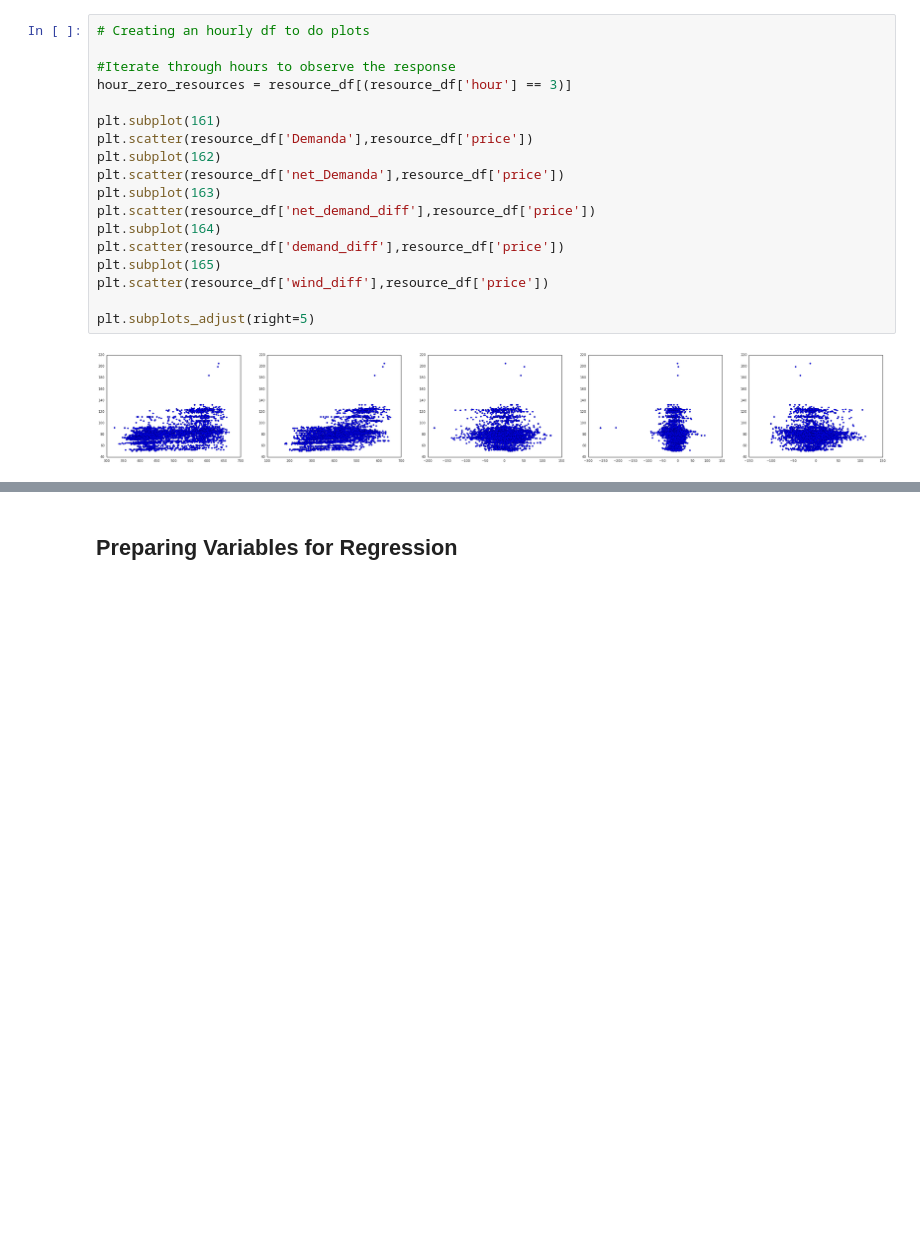
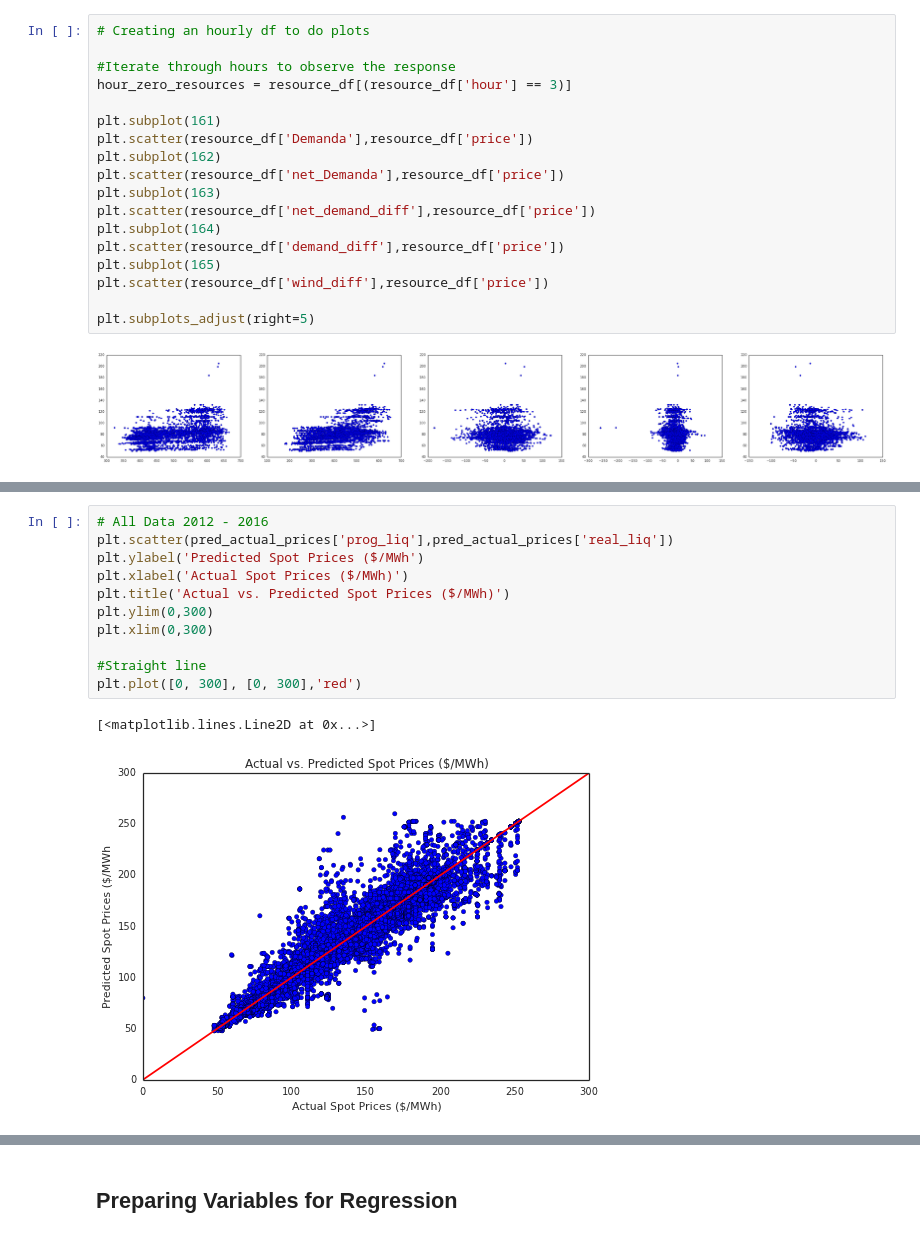
Before and after one commit to diegoleonbarido/flexbox-data-dump-analysis, a Jupyter notebook: ipynb/System_Level.ipynb, the cells around one changed output, grey strips where cells are left out. Cells and saved outputs as stored; diff of their text form; blank space fills up the shorter version.

```diff
--- a/ipynb/System_Level.ipynb
+++ b/ipynb/System_Level.ipynb
@@ -835,0 +901,14 @@ plt.subplots_adjust(right=5)
+# %%
+# All Data 2012 - 2016
+plt.scatter(pred_actual_prices['prog_liq'],pred_actual_prices['real_liq'])
+plt.ylabel('Predicted Spot Prices ($/MWh')
+plt.xlabel('Actual Spot Prices ($/MWh)')
+plt.title('Actual vs. Predicted Spot Prices ($/MWh)')
+plt.ylim(0,300)
+plt.xlim(0,300)
+
+#Straight line
+plt.plot([0, 300], [0, 300],'red')
+# %% [output]
+[<matplotlib.lines.Line2D at 0x...>]
+[figure, added]
```
Also changed, not shown: parts of 43 cells of this notebook, 13 other files.
